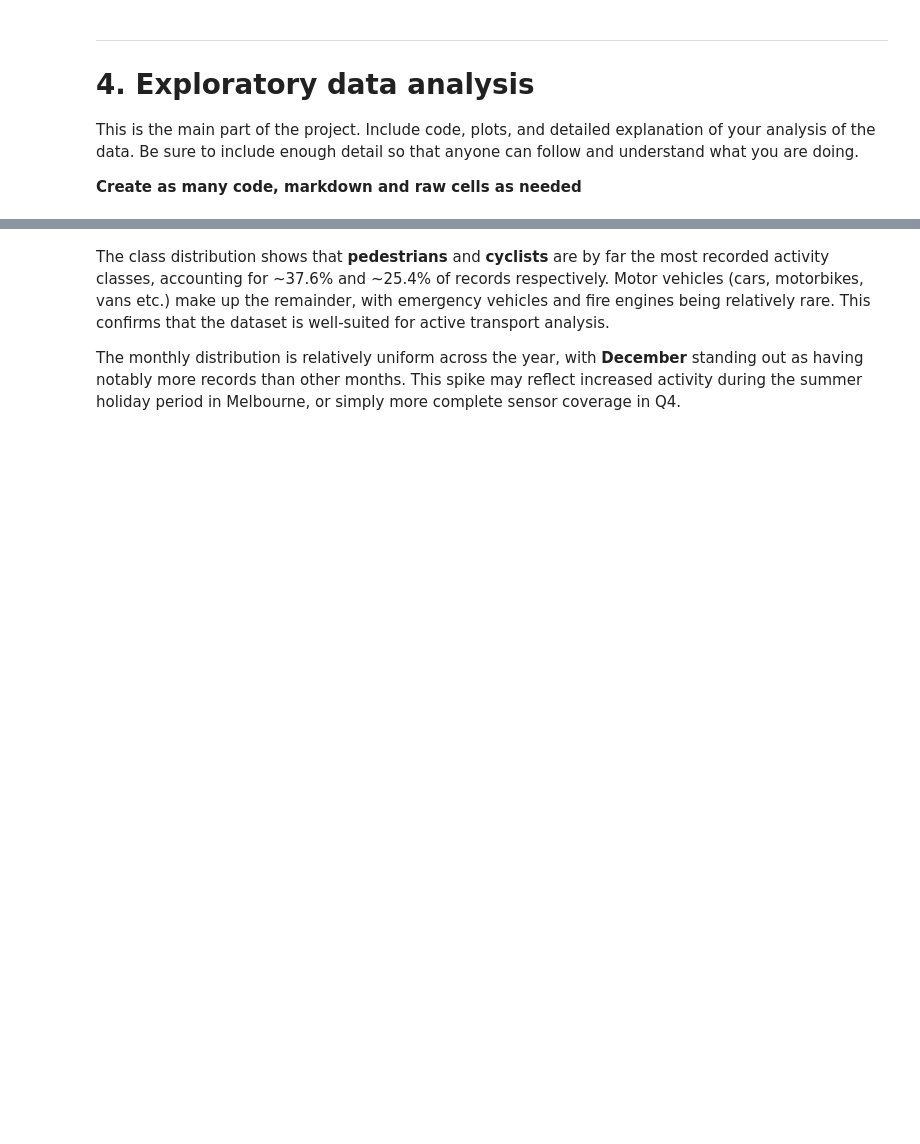
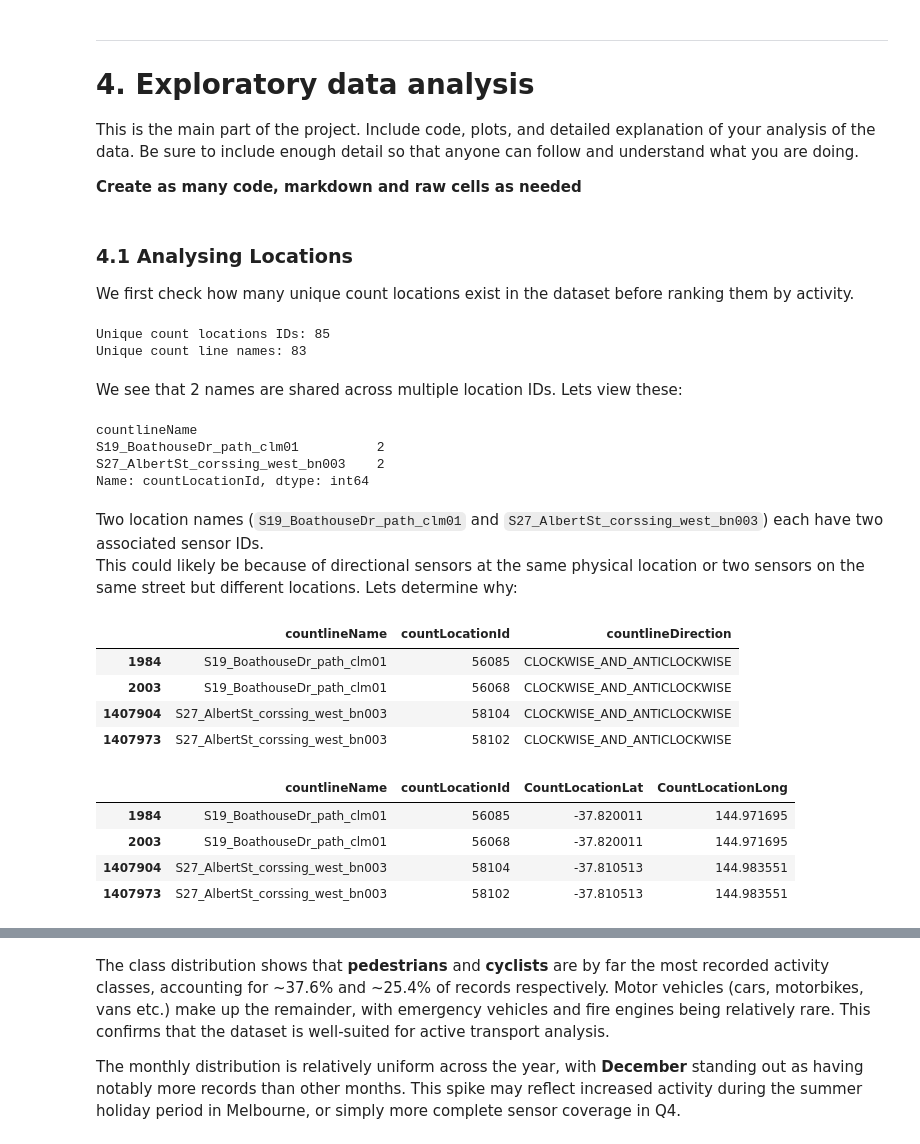
Before and after one commit to notfatdan/37373Project, a Jupyter notebook: Project Template Programming for Data Analysis Autumn 2026.ipynb, the cells around one changed output, grey strips where cells are left out. Drawn from its saved outputs; the diff is of its cells as text; code cells hidden in the pictures; blank space fills up the shorter version.

```diff
--- a/Project Template Programming for Data Analysis Autumn 2026.ipynb
+++ b/Project Template Programming for Data Analysis Autumn 2026.ipynb
@@ -159,3 +165,49 @@ dtype: object
 This is the main part of the project. Include code, plots, and detailed explanation of your analysis of the data. Be sure to include enough detail so that anyone can follow and understand what you are doing.
 
 <b>Create as many code, markdown and raw cells as needed</b>
+# %% [markdown]
+### 4.1 Analysing Locations
+
+We first check how many unique count locations exist in the dataset before ranking them by activity.
+# %%
+print(f"Unique count locations IDs: {df['countLocationId'].nunique()}")
+print(f"Unique count line names: {df['countlineName'].nunique()}")
+# %% [output]
+Unique count locations IDs: 85
+Unique count line names: 83
+# %% [markdown]
+We see that 2 names are shared across multiple location IDs. Lets view these:
+# %%
+# Find names that have more than one location ID
+duplicated_names = (
+    df.groupby("countlineName")["countLocationId"]
+    .nunique()
+    .sort_values(ascending=False)
+)
+
+print(duplicated_names[duplicated_names > 1])
+# %% [output]
+countlineName
+S19_BoathouseDr_path_clm01          2
+S27_AlbertSt_corssing_west_bn003    2
+Name: countLocationId, dtype: int64
+# %% [markdown]
+Two location names (`S19_BoathouseDr_path_clm01` and `S27_AlbertSt_corssing_west_bn003`) each have two associated sensor IDs.<br>
+This could likely be because of directional sensors at the same physical location or two sensors on the same street but different locations. Lets determine why:
+# %%
+# Check to see if they have the same countlineDirection
+display(df[df["countlineName"].isin(["S19_BoathouseDr_path_clm01", "S27_AlbertSt_corssing_west_bn003"])][["countlineName", "countLocationId", "countlineDirection"]].drop_duplicates())
+
+# Check to see if they have the same latitude and longitude
+display(df[df["countlineName"].isin(["S19_BoathouseDr_path_clm01", "S27_AlbertSt_corssing_west_bn003"])][["countlineName", "countLocationId", "CountLocationLat", "CountLocationLong"]].drop_duplicates())
+# %% [output]
+|  | countlineName | countLocationId | countlineDirection |
+| 1984 | S19_BoathouseDr_path_clm01 | 56085 | CLOCKWISE_AND_ANTICLOCKWISE |
+| 2003 | S19_BoathouseDr_path_clm01 | 56068 | CLOCKWISE_AND_ANTICLOCKWISE |
+| 1407904 | S27_AlbertSt_corssing_west_bn003 | 58104 | CLOCKWISE_AND_ANTICLOCKWISE |
+| 1407973 | S27_AlbertSt_corssing_west_bn003 | 58102 | CLOCKWISE_AND_ANTICLOCKWISE |
+|  | countlineName | countLocationId | CountLocationLat | CountLocationLong |
+| 1984 | S19_BoathouseDr_path_clm01 | 56085 | -37.820011 | 144.971695 |
+| 2003 | S19_BoathouseDr_path_clm01 | 56068 | -37.820011 | 144.971695 |
+| 1407904 | S27_AlbertSt_corssing_west_bn003 | 58104 | -37.810513 | 144.983551 |
+| 1407973 | S27_AlbertSt_corssing_west_bn003 | 58102 | -37.810513 | 144.983551 |
```
Also changed, not shown: parts of 15 cells of this notebook.
